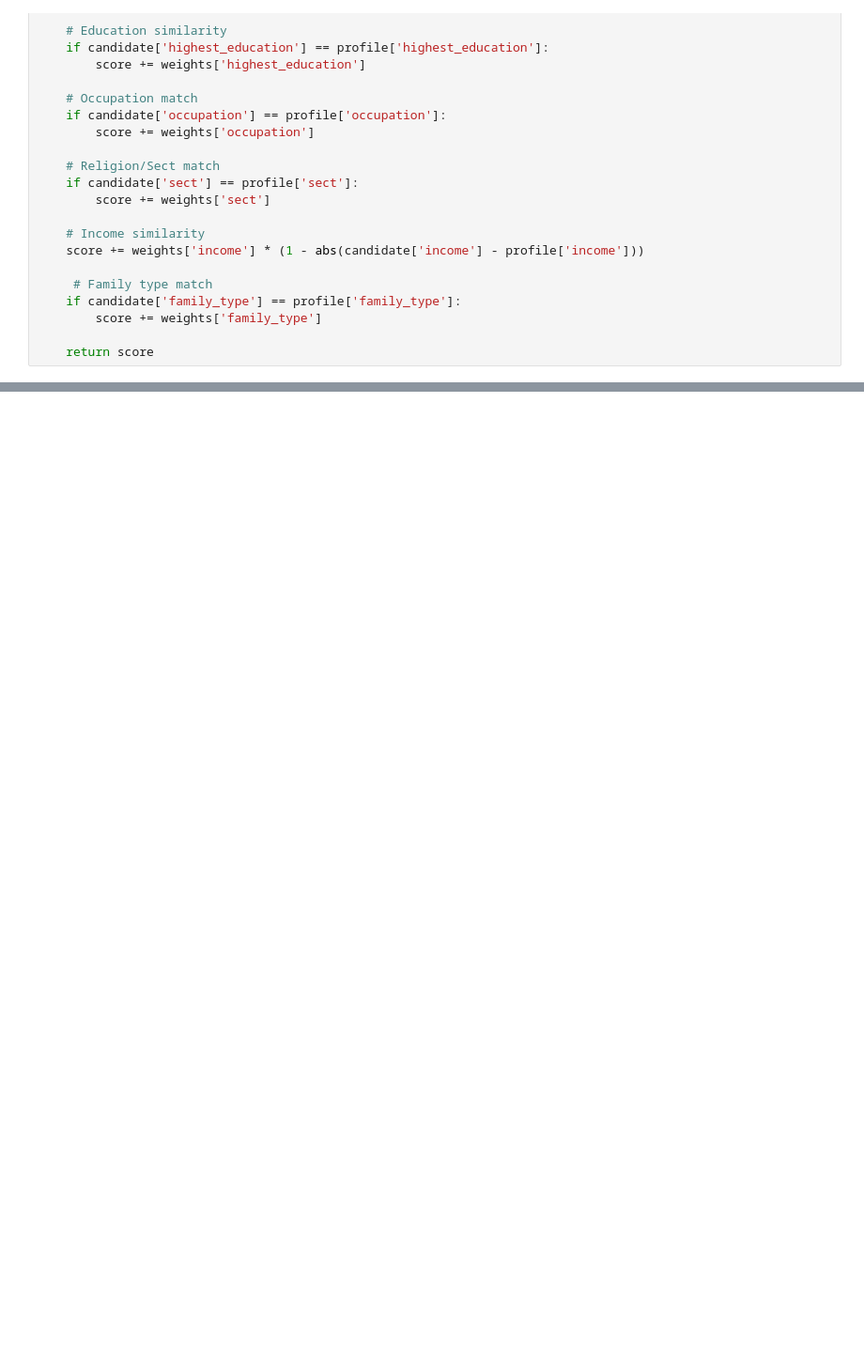
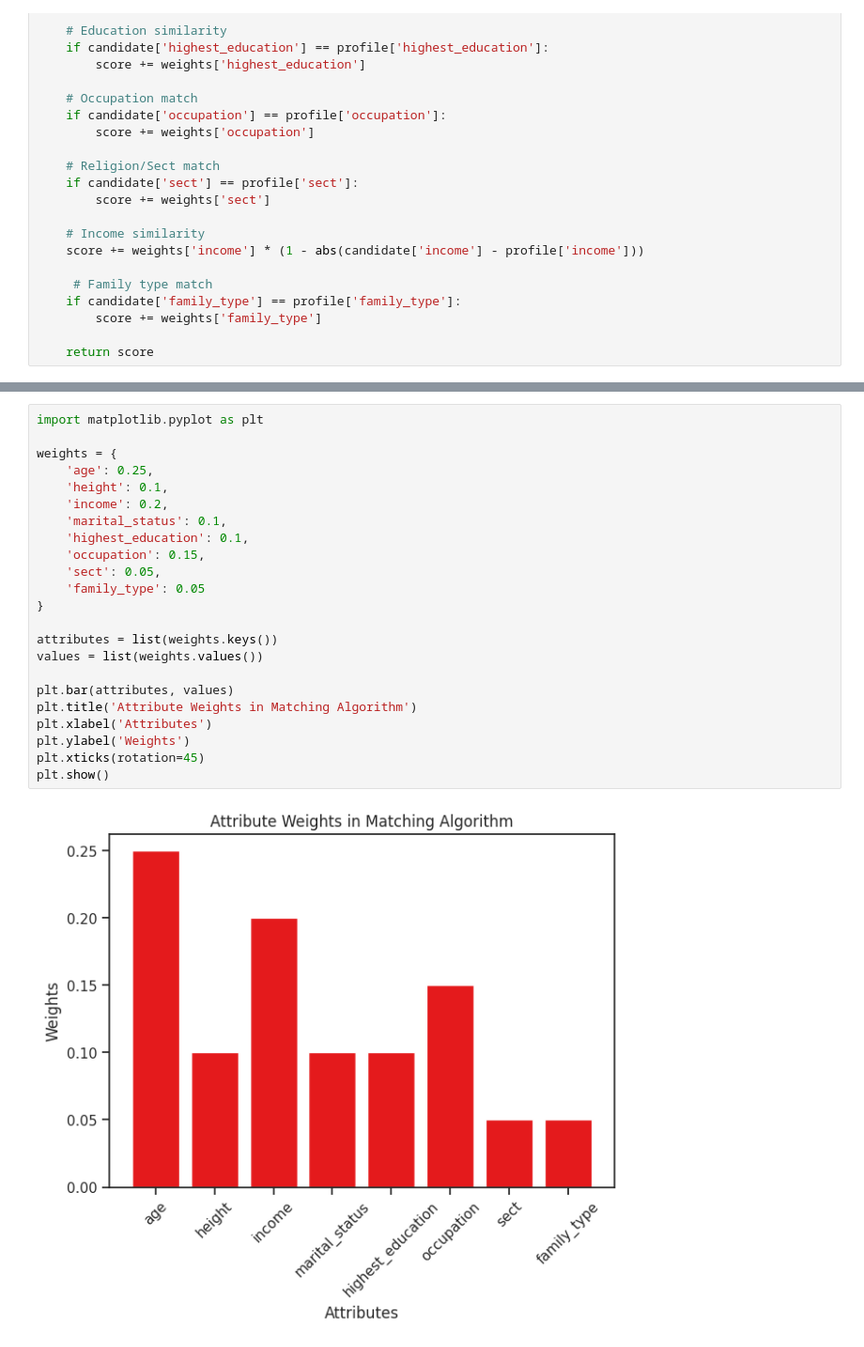
Before and after one commit to Shivani8780/CRIME-PREDICTION, a Jupyter notebook: Matrimonial-Profile.ipynb, the cells around one changed output, grey strips where cells are left out. Shown at 94% size. Saved outputs shown, nothing was run; the diff lists cells and outputs as text; blank space fills up the shorter version.

```diff
--- a/Matrimonial-Profile.ipynb
+++ b/Matrimonial-Profile.ipynb
@@ -1348,0 +1454,25 @@ print(matches_df.head())
+# %%
+import matplotlib.pyplot as plt
+
+weights = {
+    'age': 0.25,
+    'height': 0.1,
+    'income': 0.2,
+    'marital_status': 0.1,
+    'highest_education': 0.1,
+    'occupation': 0.15,
+    'sect': 0.05,
+    'family_type': 0.05
+}
+
+attributes = list(weights.keys())
+values = list(weights.values())
+
+plt.bar(attributes, values)
+plt.title('Attribute Weights in Matching Algorithm')
+plt.xlabel('Attributes')
+plt.ylabel('Weights')
+plt.xticks(rotation=45)
+plt.show()
+# %% [output]
+[figure, added]
```
Also changed, not shown: parts of 17 cells of this notebook.
